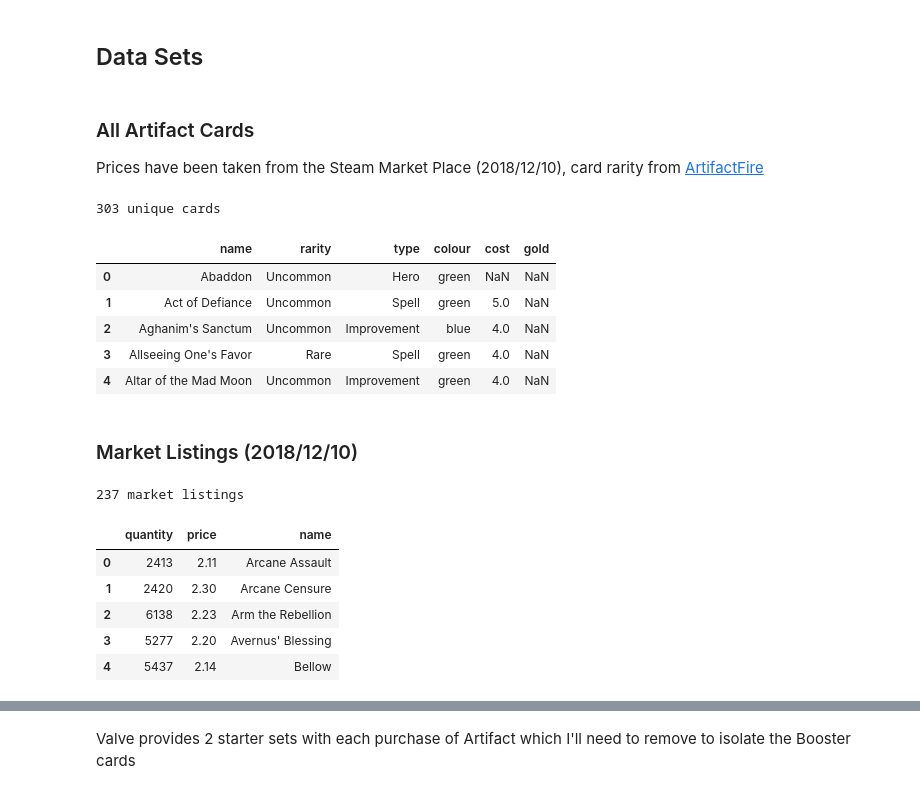
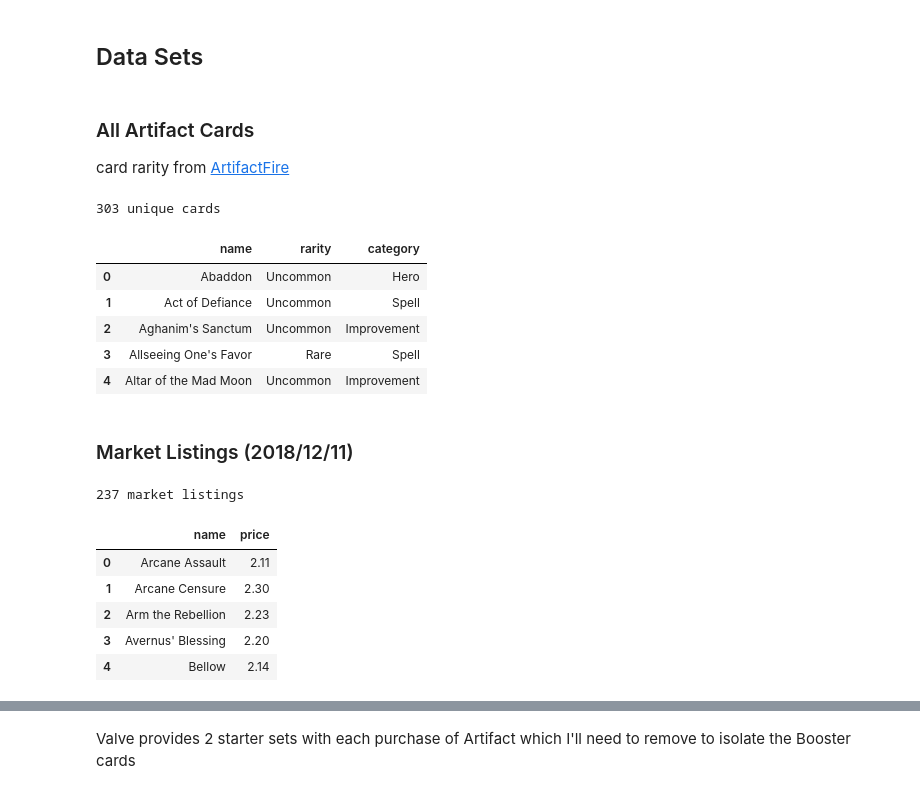
Before and after one commit to grinnbearit/excavate, a Jupyter notebook: booster_prices.ipynb, the cells around one changed output, grey strips where cells are left out. Drawn from its saved outputs; the diff is of its cells as text; code cells hidden in the pictures.

```diff
--- a/booster_prices.ipynb
+++ b/booster_prices.ipynb
@@ -25,30 +24,33 @@ sns.set()
 # %% [markdown]
 ### All Artifact Cards
 
-Prices have been taken from the Steam Market Place (2018/12/10), card rarity from [ArtifactFire](https://www.artifactfire.com/artifact/cards)
+card rarity from [ArtifactFire](https://www.artifactfire.com/artifact/cards)
 # %%
-all_cards = pd.read_csv("data/all_cards.csv")
+all_cards = (pd.read_csv("data/all_cards.csv")
+             [["name", "rarity", "type"]]
+             .rename(columns={"type": "category"})) # since type is a recognised function
 print(len(all_cards), "unique cards")
 all_cards.head()
 # %% [output]
 303 unique cards
-|  | name | rarity | type | colour | cost | gold |
-| 0 | Abaddon | Uncommon | Hero | green | NaN | NaN |
-| 1 | Act of Defiance | Uncommon | Spell | green | 5.0 | NaN |
-| 2 | Aghanim's Sanctum | Uncommon | Improvement | blue | 4.0 | NaN |
-| 3 | Allseeing One's Favor | Rare | Spell | green | 4.0 | NaN |
-| 4 | Altar of the Mad Moon | Uncommon | Improvement | green | 4.0 | NaN |
+|  | name | rarity | category |
+| 0 | Abaddon | Uncommon | Hero |
+| 1 | Act of Defiance | Uncommon | Spell |
+| 2 | Aghanim's Sanctum | Uncommon | Improvement |
+| 3 | Allseeing One's Favor | Rare | Spell |
+| 4 | Altar of the Mad Moon | Uncommon | Improvement |
 # %% [markdown]
-### Market Listings (2018/12/10)
+### Market Listings (2018/12/11)
 # %%
-market = pd.read_csv("data/market.csv")
+market = (pd.read_csv("data/market.csv")
+          [["name", "price"]])
 print(len(market), "market listings")
 market.head()
 # %% [output]
 237 market listings
-|  | quantity | price | name |
-| 0 | 2413 | 2.11 | Arcane Assault |
-| 1 | 2420 | 2.30 | Arcane Censure |
-| 2 | 6138 | 2.23 | Arm the Rebellion |
-| 3 | 5277 | 2.20 | Avernus' Blessing |
-| 4 | 5437 | 2.14 | Bellow |
+|  | name | price |
+| 0 | Arcane Assault | 2.11 |
+| 1 | Arcane Censure | 2.30 |
+| 2 | Arm the Rebellion | 2.23 |
+| 3 | Avernus' Blessing | 2.20 |
+| 4 | Bellow | 2.14 |
```
Also changed, not shown: parts of 60 cells of this notebook.
